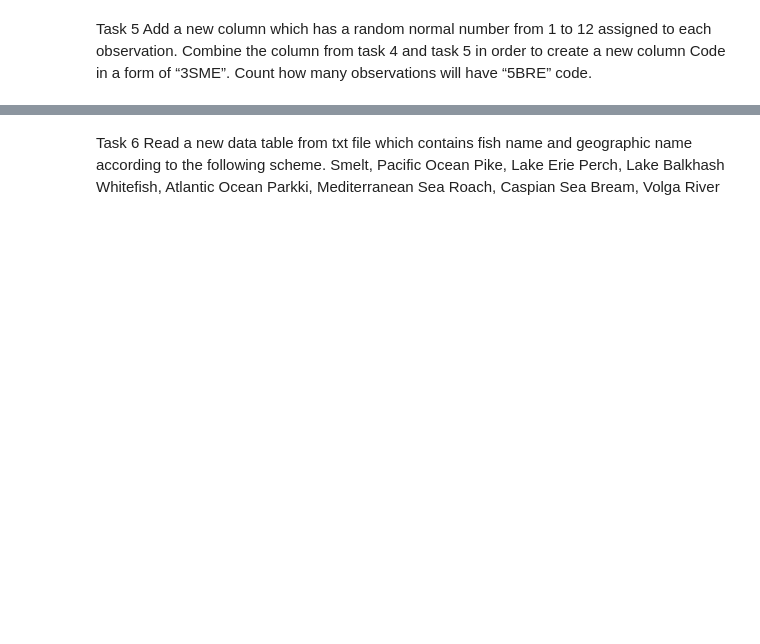
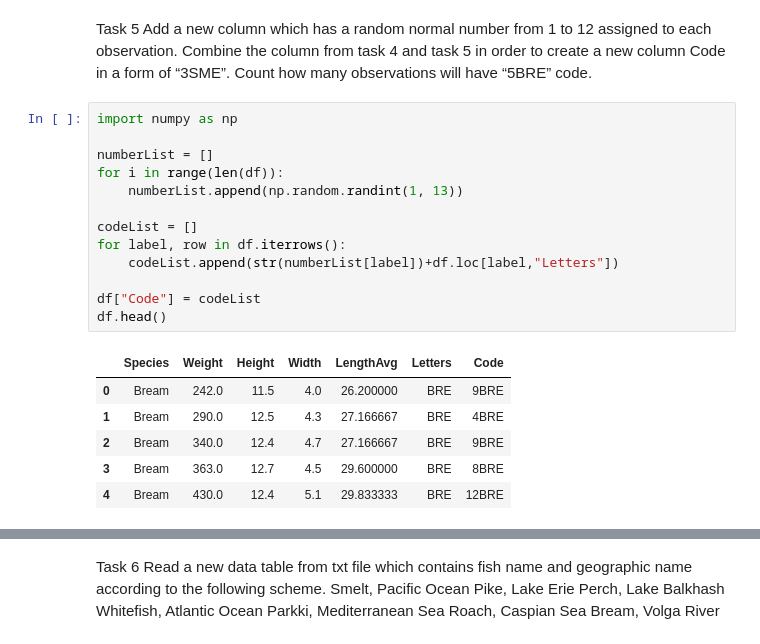
Before and after one commit to tomaszkisiel94/PlayingPython, a Jupyter notebook: Fish Project.ipynb, the cells around one changed output, grey strips where cells are left out. Drawn from its saved outputs; the diff is of its cells as text; blank space fills up the shorter version.

```diff
--- a/Fish Project.ipynb
+++ b/Fish Project.ipynb
@@ -22,3 +139,23 @@ Task 5
 Add a new column which has a random normal number from 1 to 12 assigned to each observation.
 Combine the column from task 4 and task 5 in order to create a new column Code in a form of “3SME”.
 Count how many observations will have “5BRE” code.
+# %%
+import numpy as np
+
+numberList = []
+for i in range(len(df)):
+    numberList.append(np.random.randint(1, 13))
+
+codeList = []
+for label, row in df.iterrows():
+    codeList.append(str(numberList[label])+df.loc[label,"Letters"])
+
+df["Code"] = codeList
+df.head()
+# %% [output]
+|  | Species | Weight | Height | Width | LengthAvg | Letters | Code |
+| 0 | Bream | 242.0 | 11.5 | 4.0 | 26.200000 | BRE | 9BRE |
+| 1 | Bream | 290.0 | 12.5 | 4.3 | 27.166667 | BRE | 4BRE |
+| 2 | Bream | 340.0 | 12.4 | 4.7 | 27.166667 | BRE | 9BRE |
+| 3 | Bream | 363.0 | 12.7 | 4.5 | 29.600000 | BRE | 8BRE |
+| 4 | Bream | 430.0 | 12.4 | 5.1 | 29.833333 | BRE | 12BRE |
```
Also changed, not shown: parts of 13 cells of this notebook, 1 other file.
